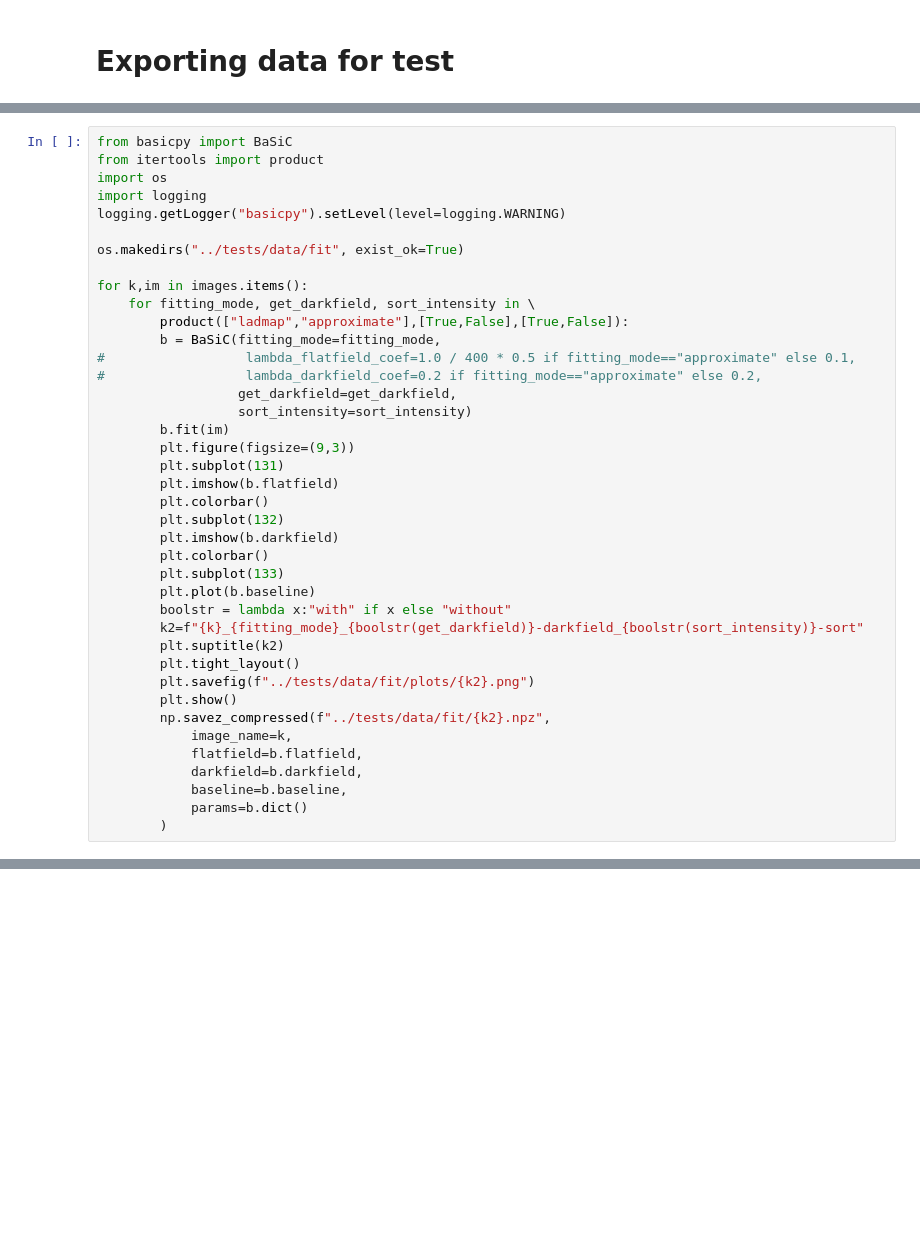
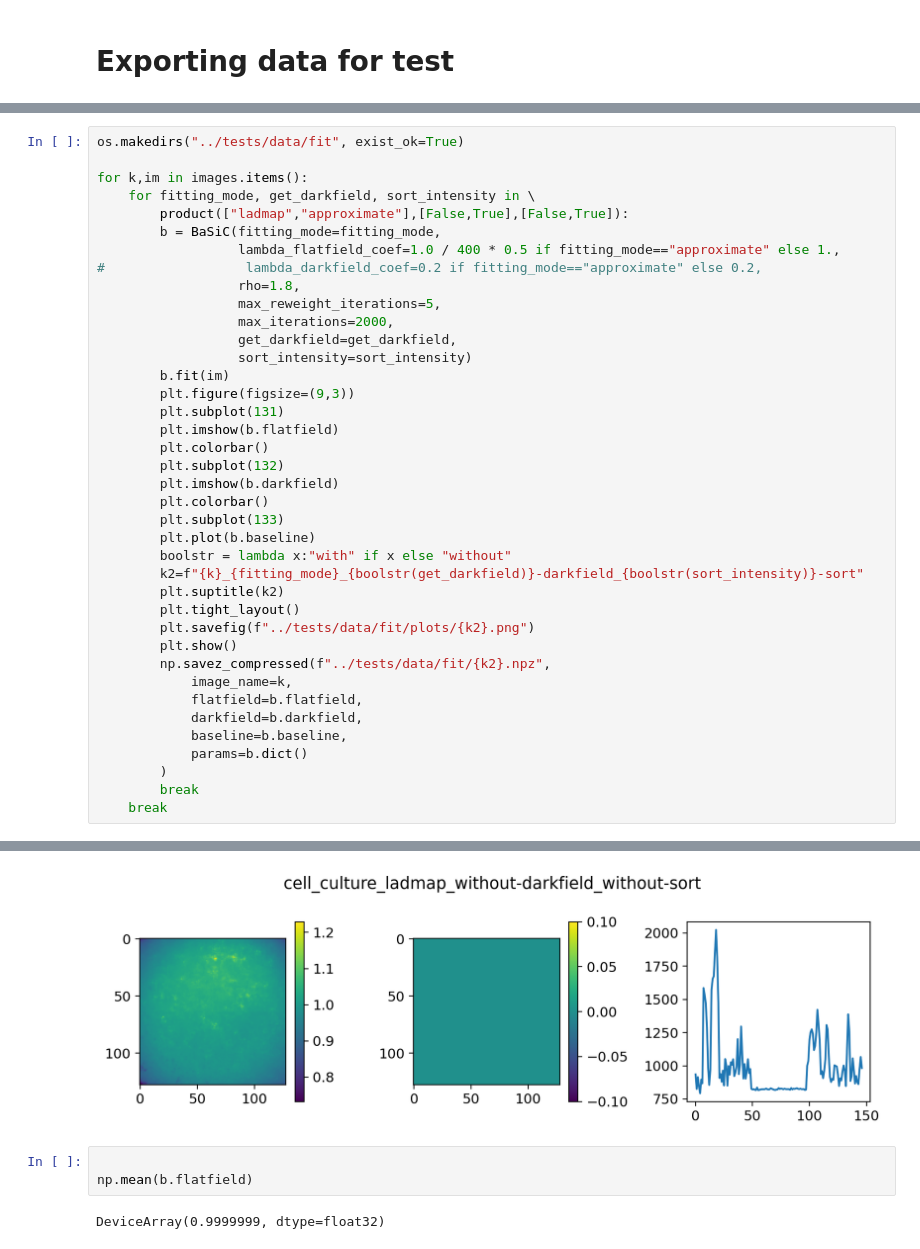
Before and after one commit to peng-lab/BaSiCPy, a Jupyter notebook: misc_notebooks/organize_test_data.ipynb, the cells around one changed output, grey strips where cells are left out. Saved outputs shown, nothing was run; the diff lists cells and outputs as text; blank space fills up the shorter version.

```diff
--- a/misc_notebooks/organize_test_data.ipynb
+++ b/misc_notebooks/organize_test_data.ipynb
@@ -35,18 +81,15 @@ findfont: Font family ['IPAPGothic'] not found. Falling back to DejaVu Sans.
 # %%
-from basicpy import BaSiC
-from itertools import product
-import os
-import logging
-logging.getLogger("basicpy").setLevel(level=logging.WARNING)
-
 os.makedirs("../tests/data/fit", exist_ok=True)
 
 for k,im in images.items():
     for fitting_mode, get_darkfield, sort_intensity in \
-        product(["ladmap","approximate"],[True,False],[True,False]):
+        product(["ladmap","approximate"],[False,True],[False,True]):
         b = BaSiC(fitting_mode=fitting_mode,
-#                  lambda_flatfield_coef=1.0 / 400 * 0.5 if fitting_mode=="approximate" else 0.1,
+                  lambda_flatfield_coef=1.0 / 400 * 0.5 if fitting_mode=="approximate" else 1.,
 #                  lambda_darkfield_coef=0.2 if fitting_mode=="approximate" else 0.2,
+                  rho=1.8,
+                  max_reweight_iterations=5,
+                  max_iterations=2000,
                   get_darkfield=get_darkfield,
                   sort_intensity=sort_intensity)
         b.fit(im)
@@ -72,3 +115,6 @@ for k,im in images.items():
             baseline=b.baseline,
             params=b.dict()
         )
+        break
+    break
+# %% [output]
@@ -74,0 +138,6 @@ for k,im in images.items():
+[figure, added]
+# %%
+
+np.mean(b.flatfield)
+# %% [output]
+DeviceArray(0.9999999, dtype=float32)
```
Also changed, not shown: parts of 8 cells of this notebook, 4 other files.
